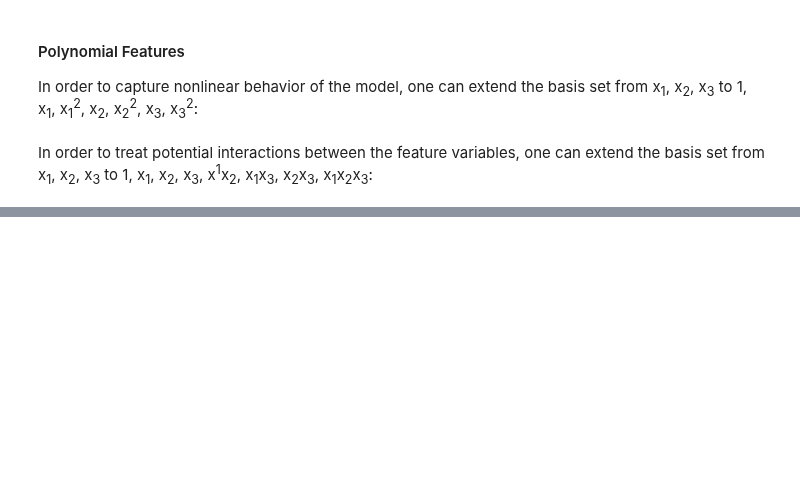
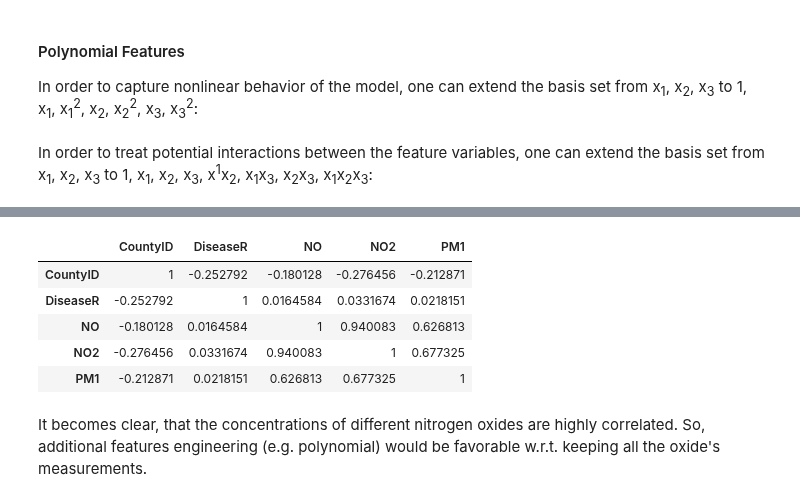
Before and after one commit to EvgenyGorelov/IBM_Coursera_Capstone, a Jupyter notebook: Capstone.feature_eng.pandas.1.0.ipynb, the cells around one changed output, grey strips where cells are left out. Saved outputs shown, nothing was run; the diff lists cells and outputs as text; code cells hidden in the pictures; blank space fills up the shorter version.

```diff
--- a/Capstone.feature_eng.pandas.1.0.ipynb
+++ b/Capstone.feature_eng.pandas.1.0.ipynb
@@ -288,0 +324,13 @@ X_test_UpToCube = poly.transform(X_test0)
+# %%
+corr = FeatureSetLongPerc75.corr()
+corr.style.background_gradient(cmap='coolwarm')
+# %% [output]
+|  | CountyID | DiseaseR | NO | NO2 | PM1 |
+| CountyID | 1 | -0.252792 | -0.180128 | -0.276456 | -0.212871 |
+| DiseaseR | -0.252792 | 1 | 0.0164584 | 0.0331674 | 0.0218151 |
+| NO | -0.180128 | 0.0164584 | 1 | 0.940083 | 0.626813 |
+| NO2 | -0.276456 | 0.0331674 | 0.940083 | 1 | 0.677325 |
+| PM1 | -0.212871 | 0.0218151 | 0.626813 | 0.677325 | 1 |
+# %% [markdown]
+It becomes clear, that the concentrations of different nitrogen oxides are highly correlated.
+So, additional features engineering (e.g. polynomial) would be favorable w.r.t. keeping all the oxide's measurements.
```
Also changed, not shown: parts of 26 cells of this notebook, 2 other files.
